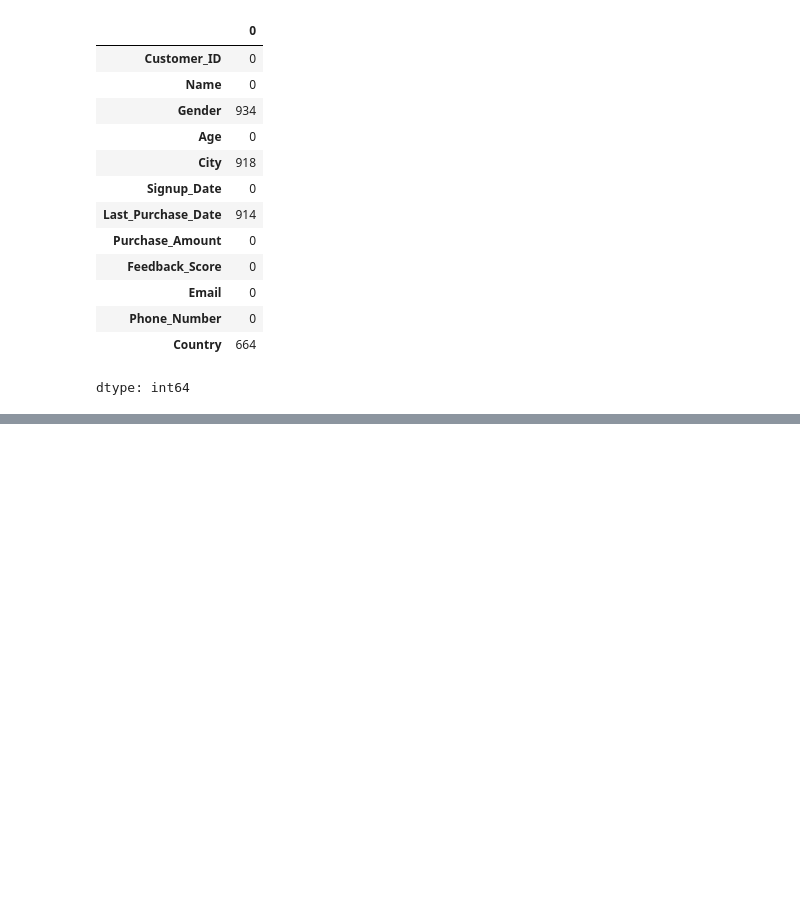
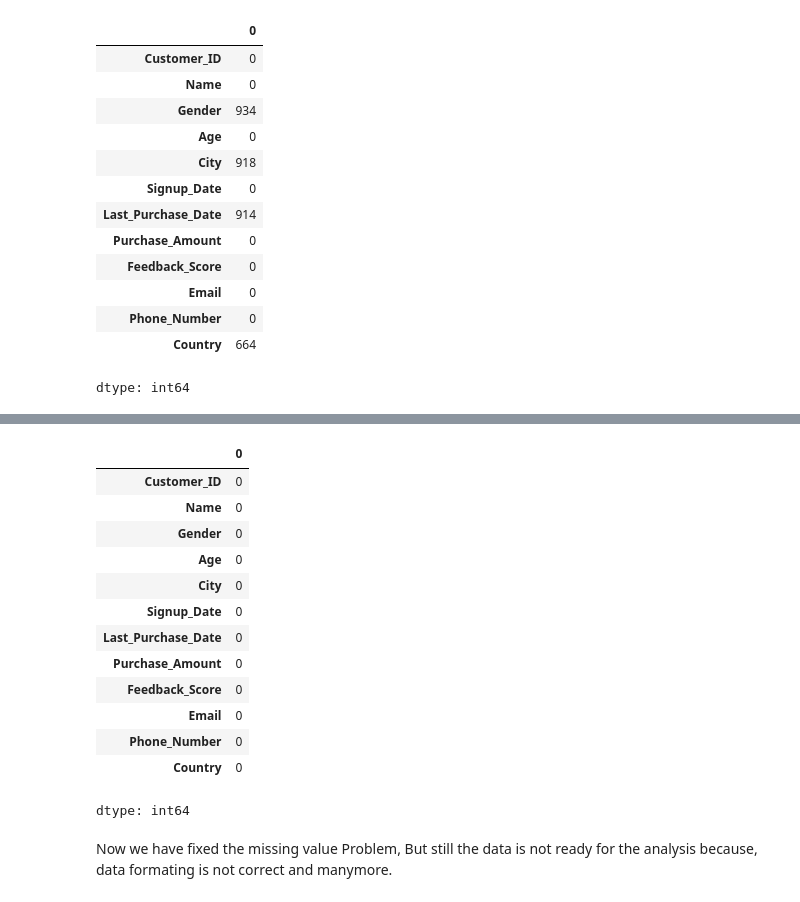
Before and after one commit to Devvrat12/Data-Wrangling-Quality-Engineering-for-Customer-Sales-Analytics, a Jupyter notebook: 1_Data_Cleaning.ipynb, the cells around one changed output, grey strips where cells are left out. Drawn from its saved outputs; the diff is of its cells as text; code cells hidden in the pictures; blank space fills up the shorter version.

```diff
--- a/1_Data_Cleaning.ipynb
+++ b/1_Data_Cleaning.ipynb
@@ -302,0 +339,2 @@ dtype: int64
+# %%
+df['Last_Purchase_Date'].ffill(inplace= True)
@@ -302,0 +348,19 @@ dtype: int64
+# %%
+df.isnull().sum()
+# %% [output]
+|  | 0 |
+| Customer_ID | 0 |
+| Name | 0 |
+| Gender | 0 |
+| Age | 0 |
+| City | 0 |
+| Signup_Date | 0 |
+| Last_Purchase_Date | 0 |
+| Purchase_Amount | 0 |
+| Feedback_Score | 0 |
+| Email | 0 |
+| Phone_Number | 0 |
+| Country | 0 |
+dtype: int64
+# %% [markdown]
+Now we have fixed the missing value Problem, But still the data is not ready for the analysis because, data formating is not correct and manymore.
```
Also changed, not shown: parts of 4 cells of this notebook.
